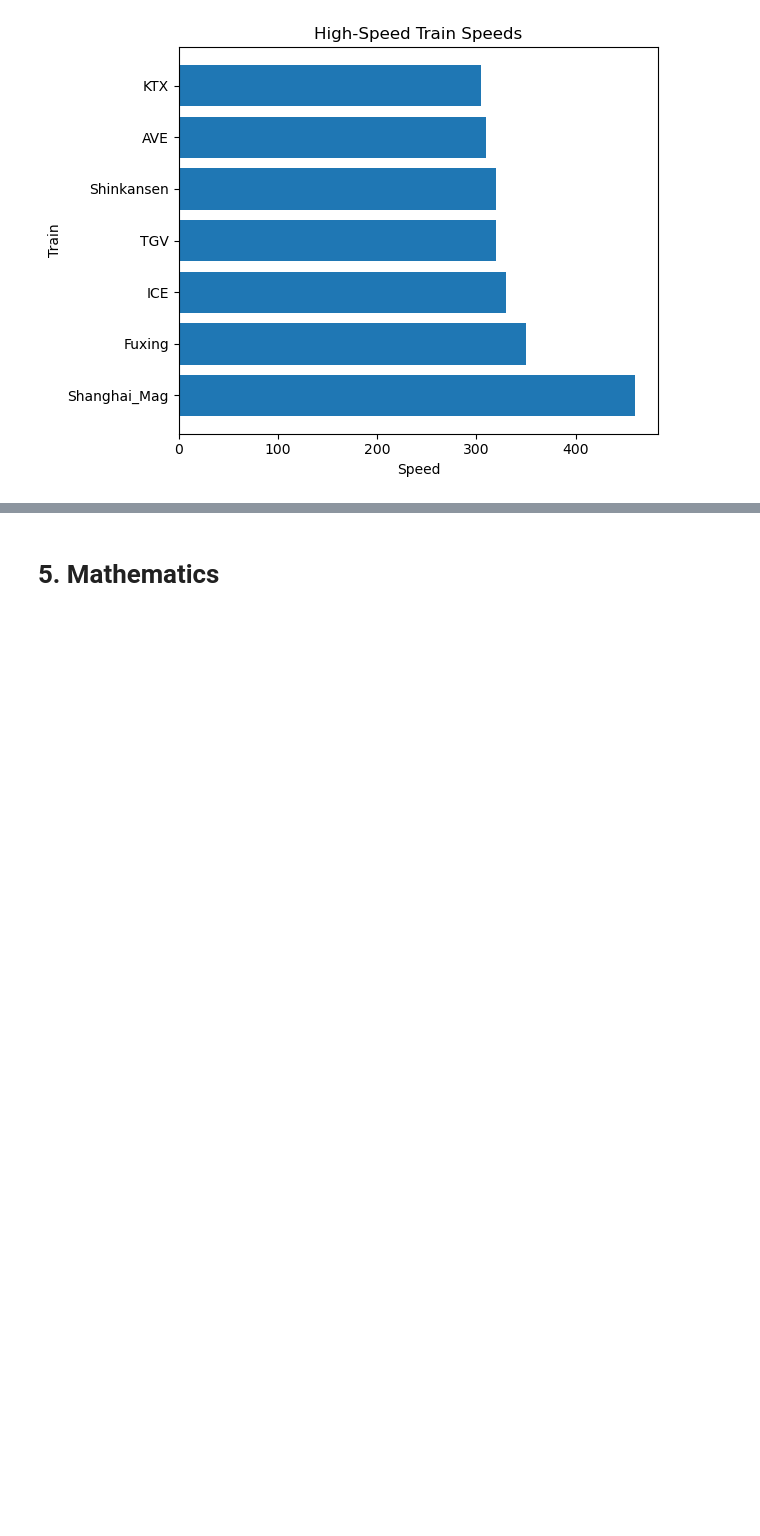
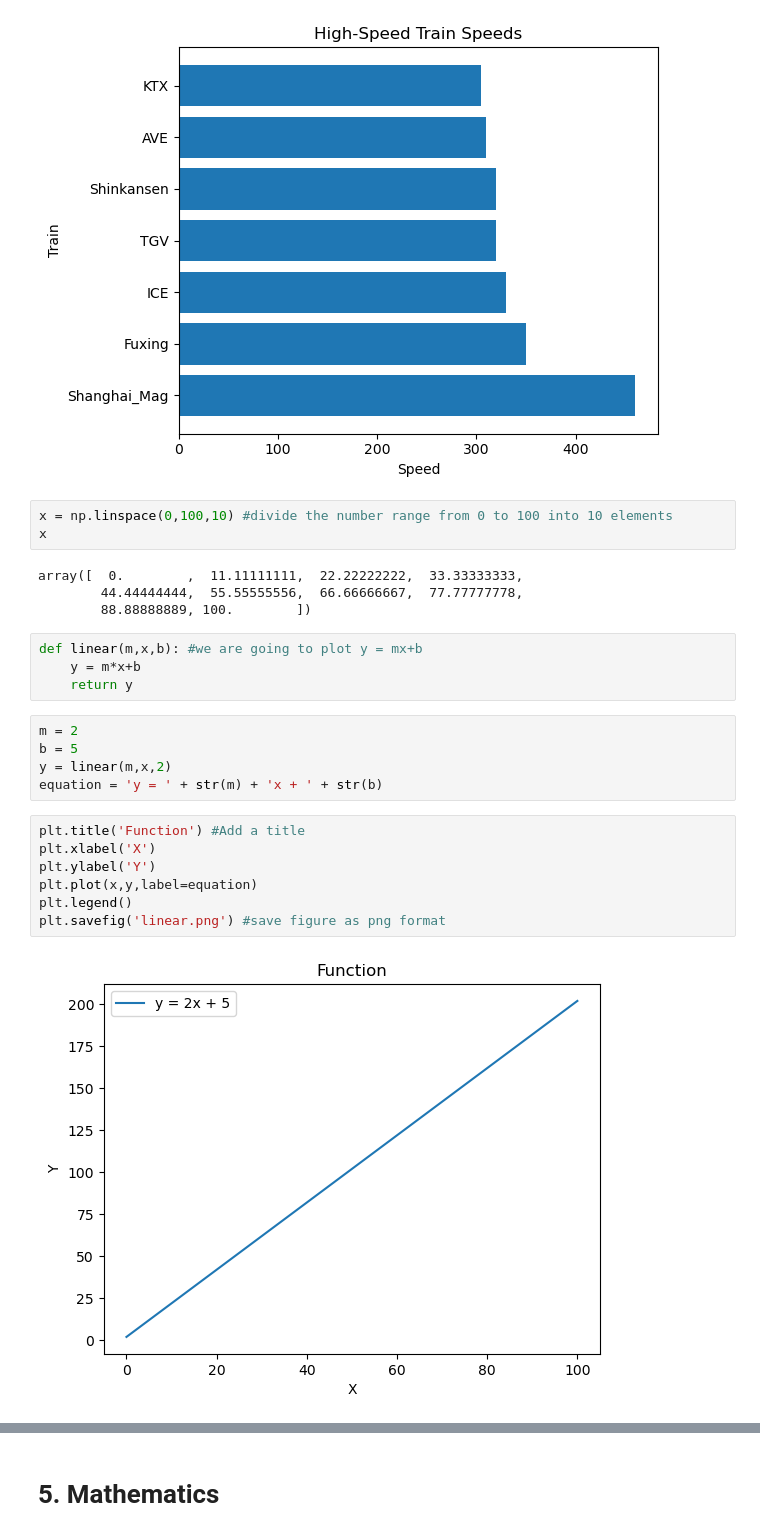
Before and after one commit to lotlouischoitslab/Computational_Transportation_Science, a Jupyter notebook: 00Transportation_Intro/01Louis_Python_Notes.ipynb, the cells around one changed output, grey strips where cells are left out. Cells and saved outputs as stored; diff of their text form; blank space fills up the shorter version.

```diff
--- a/00Transportation_Intro/01Louis_Python_Notes.ipynb
+++ b/00Transportation_Intro/01Louis_Python_Notes.ipynb
@@ -313,3 +319,28 @@ plt.savefig('vertical.png') #save figure as png format
 plt.show()
 # %% [output]
 [figure]
+# %%
+x = np.linspace(0,100,10) #divide the number range from 0 to 100 into 10 elements
+x
+# %% [output]
+array([  0.        ,  11.11111111,  22.22222222,  33.33333333,
+        44.44444444,  55.55555556,  66.66666667,  77.77777778,
+        88.88888889, 100.        ])
+# %%
+def linear(m,x,b): #we are going to plot y = mx+b
+    y = m*x+b
+    return y
+# %%
+m = 2
+b = 5
+y = linear(m,x,2)
+equation = 'y = ' + str(m) + 'x + ' + str(b)
+# %%
+plt.title('Function') #Add a title
+plt.xlabel('X')
+plt.ylabel('Y')
+plt.plot(x,y,label=equation)
+plt.legend()
+plt.savefig('linear.png') #save figure as png format
+# %% [output]
+[figure, added]
```
Also changed, not shown: parts of 16 cells of this notebook, 10 other files.
